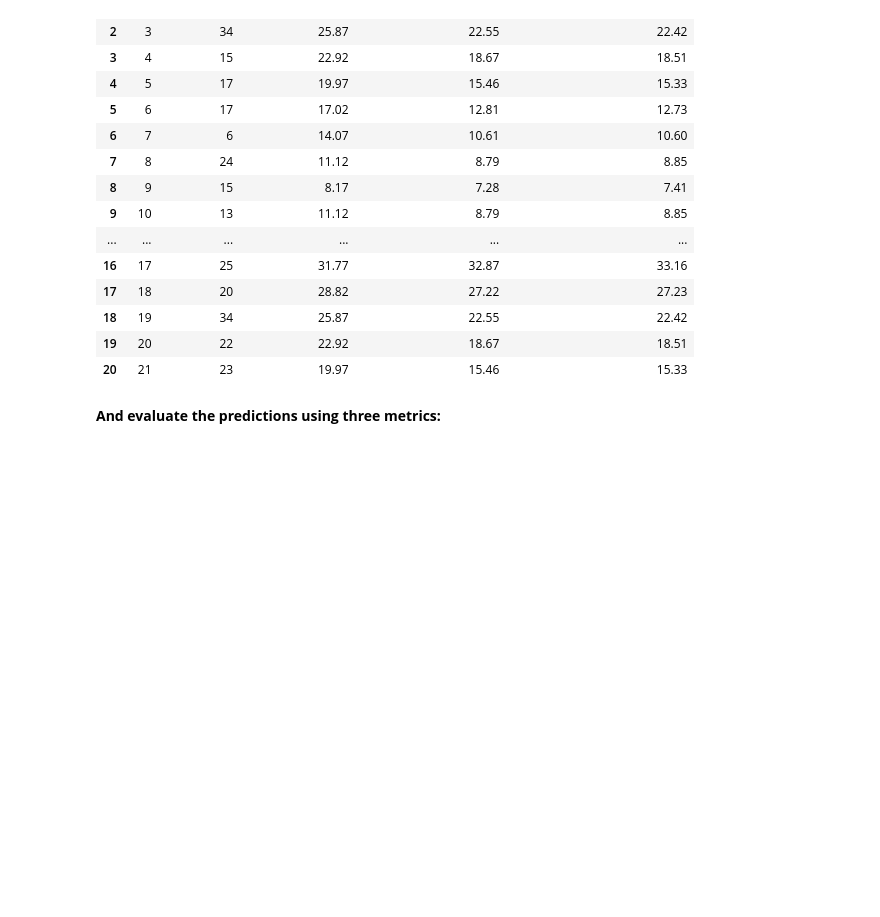
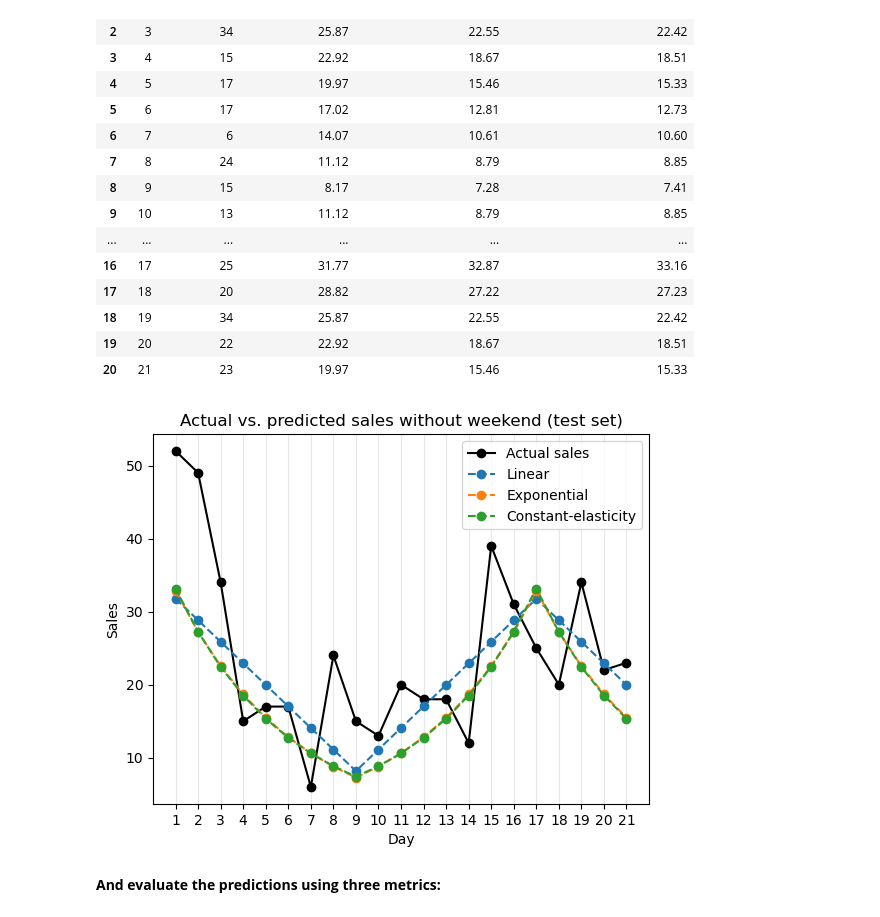
Before and after one commit to brunorossanunes/pricing-and-revenue-optimization-exercises, a Jupyter notebook: c4-ex1.ipynb, the cells around one changed output. Drawn from its saved outputs; the diff is of its cells as text; code cells hidden in the pictures; blank space fills up the shorter version.

Commit message:
Exercise 1 from chapter 4: added summary and test set plots
Co-Authored-By: Claude Opus 5.5 <noreply@anthropic.com>

```diff
--- a/c4-ex1.ipynb
+++ b/c4-ex1.ipynb
@@ -208,6 +220,21 @@ predictions_table.round(2)
 | 18 | 19 | 34 | 25.87 | 22.55 | 22.42 |
 | 19 | 20 | 22 | 22.92 | 18.67 | 18.51 |
 | 20 | 21 | 23 | 19.97 | 15.46 | 15.33 |
+# %%
+# Plotting actual sales and predictions of the models without weekend for each day of the test set
+plt.plot(test_set["day"], test_set["sales"], "o-", color="black", label="Actual sales")
+plt.plot(test_set["day"], linear_predictions, "o--", label="Linear")
+plt.plot(test_set["day"], exponential_predictions, "o--", label="Exponential")
+plt.plot(test_set["day"], constant_elasticity_predictions, "o--", label="Constant-elasticity")
+plt.xticks(test_set["day"])
+plt.grid(axis="x", alpha=0.3)
+plt.xlabel("Day")
+plt.ylabel("Sales")
+plt.title("Actual vs. predicted sales without weekend (test set)")
+plt.legend()
+plt.show()
+# %% [output]
+[figure, added]
 # %% [markdown]
 **And evaluate the predictions using three metrics:**
 # %%
```
Also changed, not shown: parts of 5 cells of this notebook.
